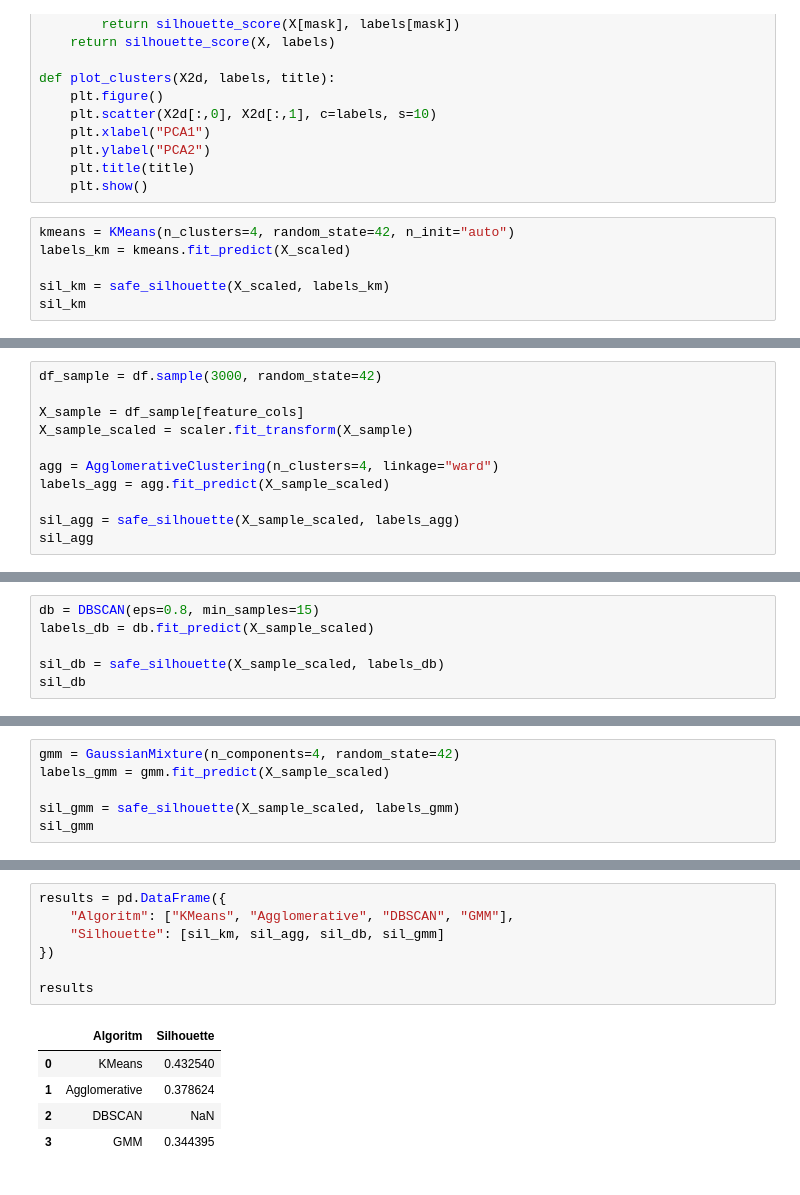
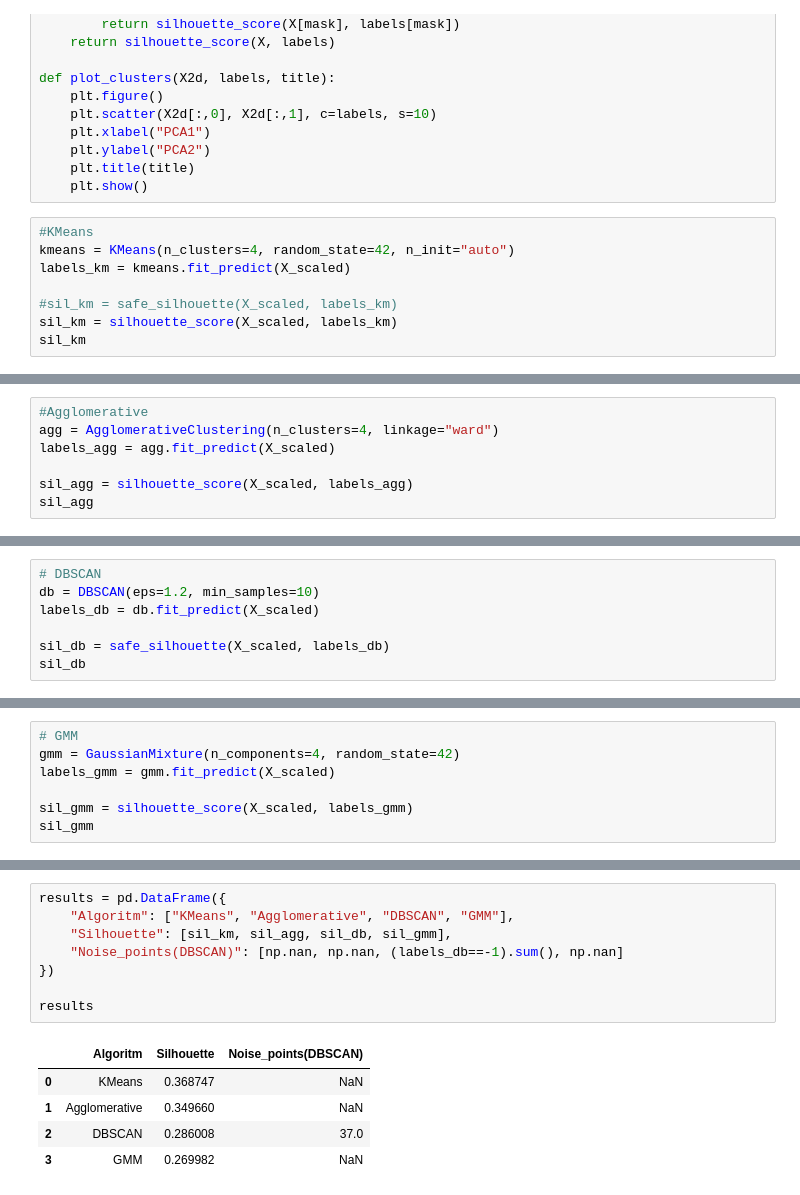
Before and after one commit to IgorLatii/mldm_lab1, a Jupyter notebook: notebooks/lab1_clustering.ipynb, the cells around one changed output, grey strips where cells are left out. Drawn from its saved outputs; the diff is of its cells as text.

```diff
--- a/notebooks/lab1_clustering.ipynb
+++ b/notebooks/lab1_clustering.ipynb
@@ -95,9 +93,11 @@ def plot_clusters(X2d, labels, title):
     plt.title(title)
     plt.show()
 # %%
+#KMeans
 kmeans = KMeans(n_clusters=4, random_state=42, n_init="auto")
 labels_km = kmeans.fit_predict(X_scaled)
 
-sil_km = safe_silhouette(X_scaled, labels_km)
+#sil_km = safe_silhouette(X_scaled, labels_km)
+sil_km = silhouette_score(X_scaled, labels_km)
 sil_km
 # %% [output]
@@ -109,12 +109,8 @@ plot_clusters(X_2d, labels_km, "KMeans (k=4)")
 # %%
-df_sample = df.sample(3000, random_state=42)
+#Agglomerative
+agg = AgglomerativeClustering(n_clusters=4, linkage="ward")
+labels_agg = agg.fit_predict(X_scaled)
 
-X_sample = df_sample[feature_cols]
-X_sample_scaled = scaler.fit_transform(X_sample)
-
-agg = AgglomerativeClustering(n_clusters=4, linkage="ward")
-labels_agg = agg.fit_predict(X_sample_scaled)
-
-sil_agg = safe_silhouette(X_sample_scaled, labels_agg)
+sil_agg = silhouette_score(X_scaled, labels_agg)
 sil_agg
 # %% [output]
@@ -128,6 +122,7 @@ plot_clusters(X2d_sample, labels_agg, "Agglomerative (sample)")
 # %%
-db = DBSCAN(eps=0.8, min_samples=15)
-labels_db = db.fit_predict(X_sample_scaled)
+# DBSCAN
+db = DBSCAN(eps=1.2, min_samples=10)
+labels_db = db.fit_predict(X_scaled)
 
-sil_db = safe_silhouette(X_sample_scaled, labels_db)
+sil_db = safe_silhouette(X_scaled, labels_db)
 sil_db
@@ -142,7 +143,8 @@ Noise points: 9
 # %%
+# GMM
 gmm = GaussianMixture(n_components=4, random_state=42)
-labels_gmm = gmm.fit_predict(X_sample_scaled)
+labels_gmm = gmm.fit_predict(X_scaled)
 
-sil_gmm = safe_silhouette(X_sample_scaled, labels_gmm)
+sil_gmm = silhouette_score(X_scaled, labels_gmm)
 sil_gmm
 # %% [output]
@@ -154,13 +156,14 @@ plot_clusters(X2d_sample, labels_gmm, "Gaussian Mixture (EM)")
 # %%
 results = pd.DataFrame({
     "Algoritm": ["KMeans", "Agglomerative", "DBSCAN", "GMM"],
-    "Silhouette": [sil_km, sil_agg, sil_db, sil_gmm]
+    "Silhouette": [sil_km, sil_agg, sil_db, sil_gmm],
+    "Noise_points(DBSCAN)": [np.nan, np.nan, (labels_db==-1).sum(), np.nan]
 })
 
 results
 # %% [output]
-|  | Algoritm | Silhouette |
-| 0 | KMeans | 0.432540 |
-| 1 | Agglomerative | 0.378624 |
-| 2 | DBSCAN | NaN |
-| 3 | GMM | 0.344395 |
+|  | Algoritm | Silhouette | Noise_points(DBSCAN) |
+| 0 | KMeans | 0.368747 | NaN |
+| 1 | Agglomerative | 0.349660 | NaN |
+| 2 | DBSCAN | 0.286008 | 37.0 |
+| 3 | GMM | 0.269982 | NaN |
```
Also changed, not shown: parts of 12 cells of this notebook.
